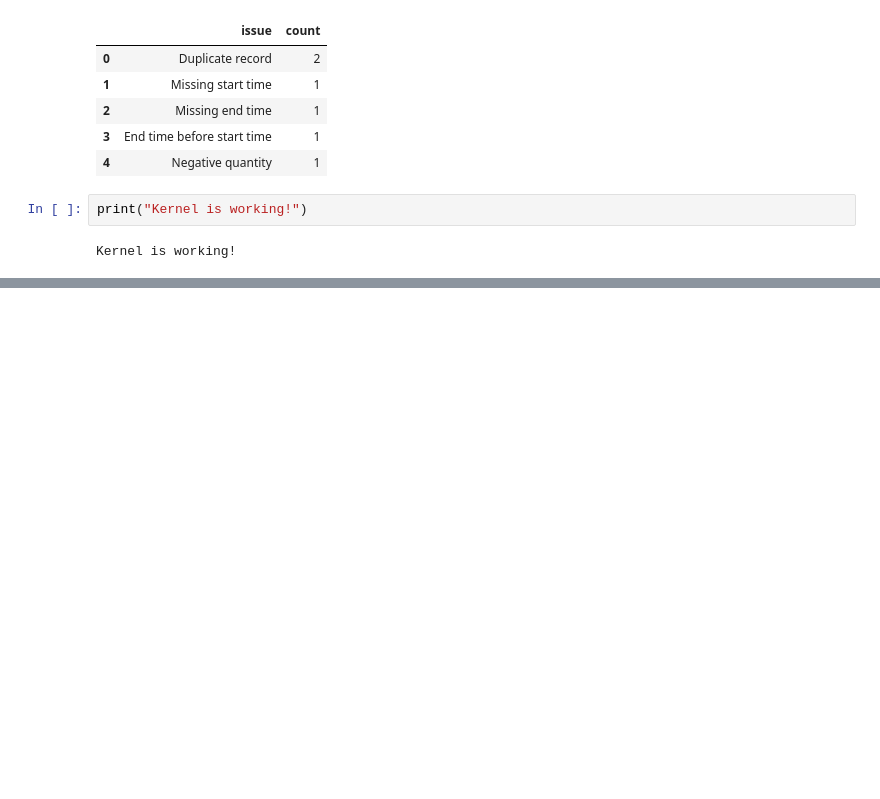
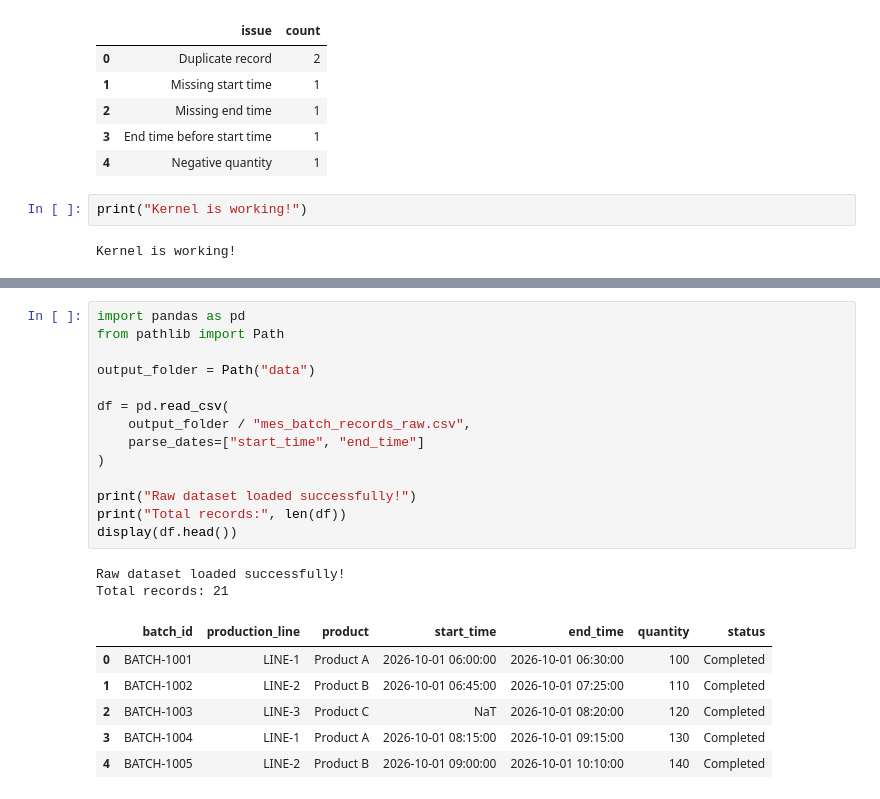
Before and after one commit to mikkomata/manufacturing-data-quality-monitor, a Jupyter notebook: 01_manufacturing_data_generation.ipynb, the cells around one changed output, grey strips where cells are left out. Drawn from its saved outputs; the diff is of its cells as text; blank space fills up the shorter version.

```diff
--- a/01_manufacturing_data_generation.ipynb
+++ b/01_manufacturing_data_generation.ipynb
@@ -372,0 +454,23 @@ Kernel is working!
+# %%
+import pandas as pd
+from pathlib import Path
+
+output_folder = Path("data")
+
+df = pd.read_csv(
+    output_folder / "mes_batch_records_raw.csv",
+    parse_dates=["start_time", "end_time"]
+)
+
+print("Raw dataset loaded successfully!")
+print("Total records:", len(df))
+display(df.head())
+# %% [output]
+Raw dataset loaded successfully!
+Total records: 21
+|  | batch_id | production_line | product | start_time | end_time | quantity | status |
+| 0 | BATCH-1001 | LINE-1 | Product A | 2026-10-01 06:00:00 | 2026-10-01 06:30:00 | 100 | Completed |
+| 1 | BATCH-1002 | LINE-2 | Product B | 2026-10-01 06:45:00 | 2026-10-01 07:25:00 | 110 | Completed |
+| 2 | BATCH-1003 | LINE-3 | Product C | NaT | 2026-10-01 08:20:00 | 120 | Completed |
+| 3 | BATCH-1004 | LINE-1 | Product A | 2026-10-01 08:15:00 | 2026-10-01 09:15:00 | 130 | Completed |
+| 4 | BATCH-1005 | LINE-2 | Product B | 2026-10-01 09:00:00 | 2026-10-01 10:10:00 | 140 | Completed |
```
Also changed, not shown: parts of 4 cells of this notebook.
